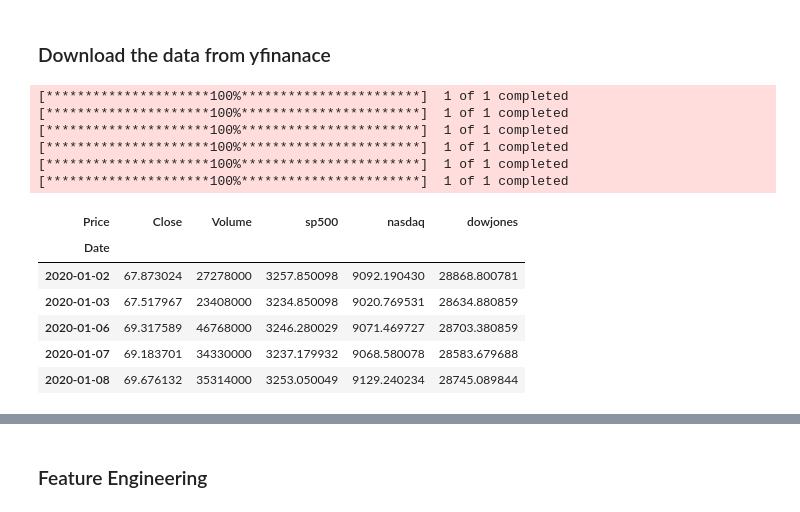
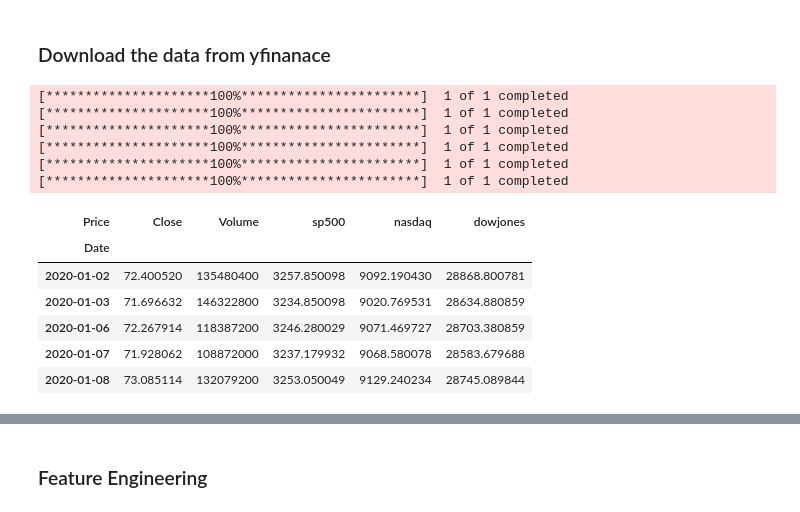
Before and after one commit to timeless81/Stock-Direction-Predictor-Final, a Jupyter notebook: Stocks.ipynb, the cells around one changed output, grey strips where cells are left out. Saved outputs shown, nothing was run; the diff lists cells and outputs as text; code cells hidden in the pictures.

```diff
--- a/Stocks.ipynb
+++ b/Stocks.ipynb
@@ -38,7 +42,7 @@ Note: you may need to restart the kernel to use updated packages.
 # Download the stock data from yfinance
 import yfinance as yf
 # Define the stock ticker and the date range
-tickers = ['GOOGL']
+tickers = ['AAPL']
 #tickers.append('GC=F')  # Gold futures
 #tickers.append('BTC-USD')  # Bitcoin in USD
 start_date = '2020-01-01'
@@ -53,38 +57,38 @@ nasdaq = yf.download('^IXIC', start=start_date, end=end_date, auto_adjust=True)
 dowjones = yf.download('^DJI', start=start_date, end=end_date, auto_adjust=True)
 
 # Arrange the data so that 'Close' price can directly be used for plotting and calculations
 stocks.columns = stocks.columns.droplevel(1)  # Drop the ticker level from columns
 gold.columns = gold.columns.droplevel(1)
 BTC.columns = BTC.columns.droplevel(1)
 sp500.columns = sp500.columns.droplevel(1)
 nasdaq.columns = nasdaq.columns.droplevel(1)
 dowjones.columns = dowjones.columns.droplevel(1)
 
 # Add the major indices as features to the stocks DataFrame
 stocks['sp500'] = sp500['Close']
 stocks['nasdaq'] = nasdaq['Close']
 stocks['dowjones'] = dowjones['Close']
 
 # reset the index to make 'Date' a column
 #stocks.reset_index(inplace=True)
 # Drop the Open, High, Low columns
 stocks.drop(columns=['Open', 'High', 'Low'], inplace=True)
 
 stocks.head()
 # %% [output]
 [*********************100%***********************]  1 of 1 completed
 [*********************100%***********************]  1 of 1 completed
 [*********************100%***********************]  1 of 1 completed
 [*********************100%***********************]  1 of 1 completed
 [*********************100%***********************]  1 of 1 completed
 [*********************100%***********************]  1 of 1 completed
 | Price | Close | Volume | sp500 | nasdaq | dowjones |
 | Date |  |  |  |  |  |
-| 2020-01-02 | 67.873024 | 27278000 | 3257.850098 | 9092.190430 | 28868.800781 |
-| 2020-01-03 | 67.517967 | 23408000 | 3234.850098 | 9020.769531 | 28634.880859 |
-| 2020-01-06 | 69.317589 | 46768000 | 3246.280029 | 9071.469727 | 28703.380859 |
-| 2020-01-07 | 69.183701 | 34330000 | 3237.179932 | 9068.580078 | 28583.679688 |
-| 2020-01-08 | 69.676132 | 35314000 | 3253.050049 | 9129.240234 | 28745.089844 |
+| 2020-01-02 | 72.400520 | 135480400 | 3257.850098 | 9092.190430 | 28868.800781 |
+| 2020-01-03 | 71.696632 | 146322800 | 3234.850098 | 9020.769531 | 28634.880859 |
+| 2020-01-06 | 72.267914 | 118387200 | 3246.280029 | 9071.469727 | 28703.380859 |
+| 2020-01-07 | 71.928062 | 108872000 | 3237.179932 | 9068.580078 | 28583.679688 |
+| 2020-01-08 | 73.085114 | 132079200 | 3253.050049 | 9129.240234 | 28745.089844 |
 # %%
 # Normalize the gold and bitcoin prices to the first value to compare relative changes
 def normalize_to_first(df):
```
Also changed, not shown: parts of 15 cells of this notebook, 4 other files.
